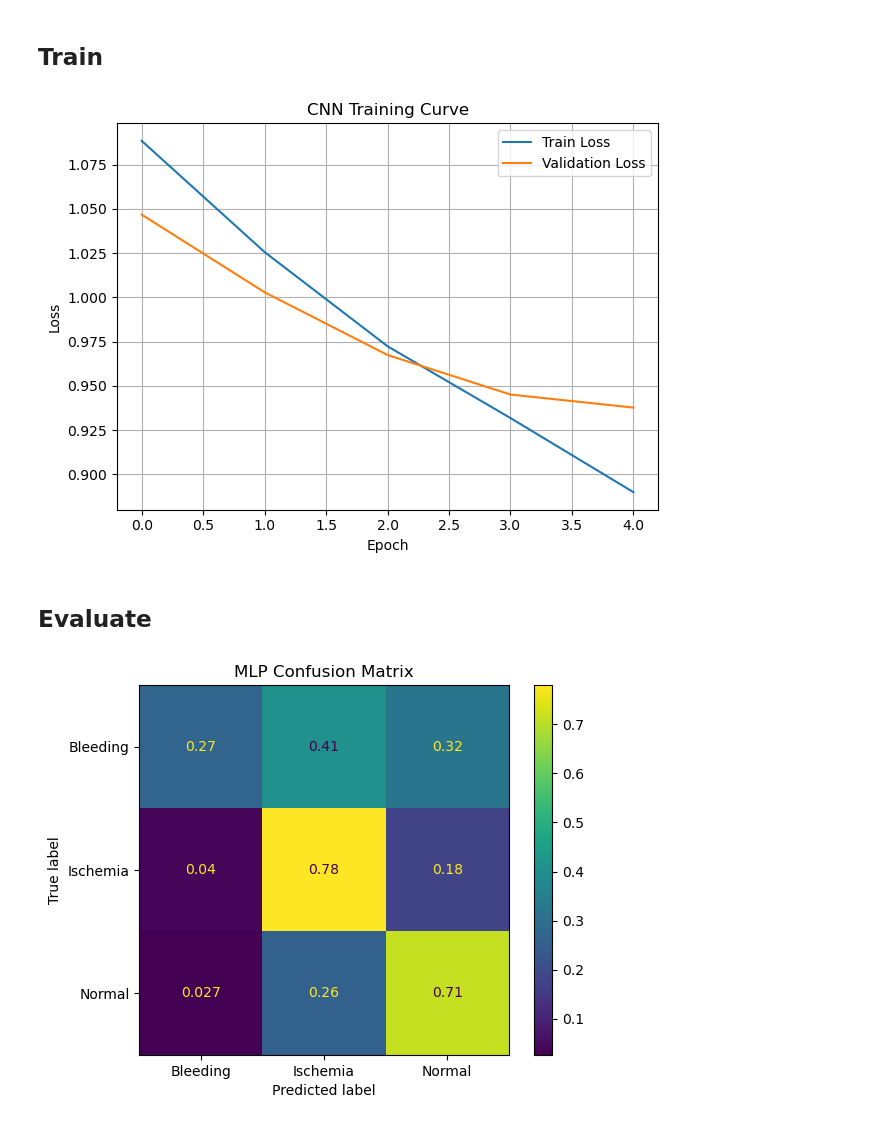
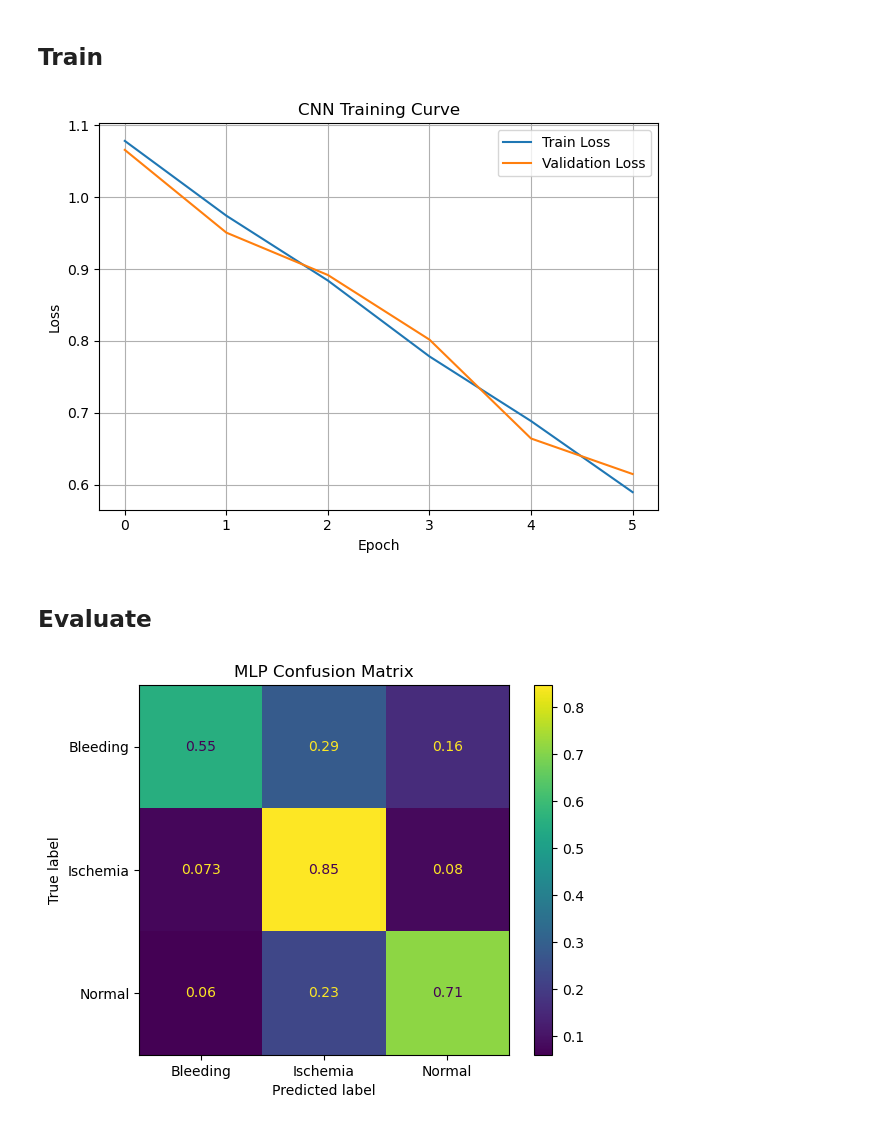
Before and after one commit to ScottMcHaffie/SH2150_assignments, a Jupyter notebook: assignment2/Assignment_2.ipynb, the cells around one changed output. Drawn from its saved outputs; the diff is of its cells as text; code cells hidden in the pictures.

```diff
--- a/assignment2/Assignment_2.ipynb
+++ b/assignment2/Assignment_2.ipynb
@@ -374,7 +390,7 @@ class CNN(nn.Module):
             nn.Linear(in_features=2048, out_features=64),
             nn.ReLU(),
             nn.Linear(in_features=64, out_features=3),
-            nn.Softmax(),
+            # nn.Softmax(dim=1),
         )
     def forward(self, x):
         x = self.features(x)
@@ -415,7 +431,7 @@ CNN(
 ## Train
 # %%
 train_loss_curve, val_loss_curve = [], []
-num_epochs_cnn = 5
+num_epochs_cnn = 6
 for epoch in range(num_epochs_cnn):
     cnn.train()
     total_loss = 0
@@ -453,27 +469,29 @@ plt.grid(); plt.legend(); plt.tight_layout()
 plt.savefig(r"C:\Users\T480s\OneDrive\Documents\aKTH\KTH Second Year\ML_physics\SH2150_assignments\assignment2\figures\3b_losses.png", dpi=300)
 plt.show()
 # %% [output]
-[figure, old version]
+[figure, new version]
 # %% [markdown]
 ## Evaluate
 # %%
+test_loader = DataLoader(test_data, batch_size=32)
+
 # Evaluate CNN
 cnn.eval()
 y_true, y_pred = [], []
 with torch.no_grad():
-    for imgs, _, labels in DataLoader(test_data, batch_size=32):
+    for imgs, _, labels in test_loader:
         imgs = imgs.to(device)
         outputs = cnn(imgs)
         y_true.extend(labels.numpy())
         y_pred.extend(outputs.argmax(1).cpu().numpy())
 
 # TODO: Plot a confusion matrix similar to above for the MLP classification
 # Suggested title "CNN Confusion Matrix"
 cm = confusion_matrix(y_test, y_pred, normalize='true')
 ConfusionMatrixDisplay(cm, display_labels=train_data.class_names).plot()
 plt.title("MLP Confusion Matrix")
 plt.savefig(r"C:\Users\T480s\OneDrive\Documents\aKTH\KTH Second Year\ML_physics\SH2150_assignments\assignment2\figures\3c_CM.png", dpi=300)
 plt.show()
 # %% [output]
-[figure, old version]
+[figure, new version]
 # %%
```
Also changed, not shown: parts of 9 cells of this notebook.
